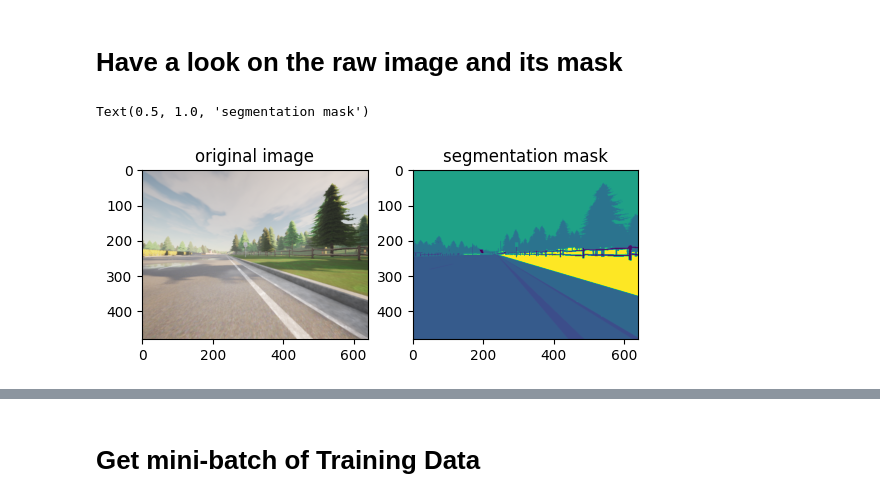
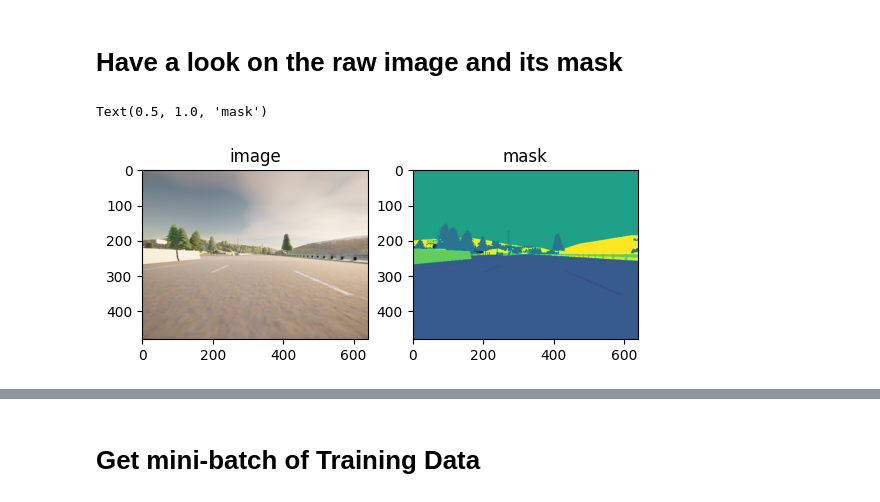
Before and after one commit to ryanyu512/machine_learning, a Jupyter notebook: supervised_learning/unet/Image_Segmentation.ipynb, the cells around one changed output, grey strips where cells are left out. Cells and saved outputs as stored; diff of their text form; code cells hidden in the pictures.

```diff
--- a/supervised_learning/unet/Image_Segmentation.ipynb
+++ b/supervised_learning/unet/Image_Segmentation.ipynb
@@ -24,39 +25,53 @@ from torchvision import transforms
 # %%
 #define the loading list of data
 ROOT = '/Users/r/Desktop/git_repository/machine_learning/dataset/UNET-Dataset/'
-
 img_path = ROOT + 'CameraRGB/'
 msk_path = ROOT + 'CameraMask/'
 
-img_list = os.listdir(img_path)
-msk_list = os.listdir(msk_path)
+#get the directories of image and mask
+img_dirs = os.listdir(img_path)
+msk_dirs = os.listdir(msk_path)
 
-img_list = [img_path + i for i in img_list]
-msk_list = [msk_path + i for i in msk_list]
+#to ensure the mask is corresponding to the correct image
+img_dirs = np.sort(img_dirs)
+msk_dirs = np.sort(msk_dirs)
 
-BATCH_SIZE = 32
+img_list = [img_path + i for i in img_dirs]
+msk_list = [msk_path + i for i in msk_dirs]
+
+img_list = img_list[1:len(img_list)]
+msk_list = msk_list[1:len(msk_list)]
+
+BATCH_SIZE = 8
+
+LOADING = True
 
 LR = 1e-3
 
-EPOCH = 300
+EPOCH = 75
+
+IMG_H = 128
+IMG_W = 128
 
 DEVICE = 'mps'
 # %% [markdown]
 # Have a look on the raw image and its mask
 # %%
-N = 0
-img = plt.imread(img_list[N])
+idx = 1
+img = plt.imread(img_list[idx])
 img = img[:,:,0:3]
-msk = plt.imread(msk_list[N])
+msk = plt.imread(msk_list[idx])
+msk = msk[:,:,0]
 
 fig, ax = plt.subplots(1,2)
 ax[0].imshow(img)
-ax[0].set_title('original image')
-ax[1].imshow(msk[:,:,0])
-ax[1].set_title('segmentation mask')
+ax[1].imshow(msk)
+
+ax[0].set_title('image')
+ax[1].set_title('mask')
 # %% [output]
-Text(0.5, 1.0, 'segmentation mask')
+Text(0.5, 1.0, 'mask')
-[figure, old version]
+[figure, new version]
 # %%
 train_augs = transforms.Compose([
     transforms.ToTensor()
```
Also changed, not shown: parts of 29 cells of this notebook, 1 other file.
